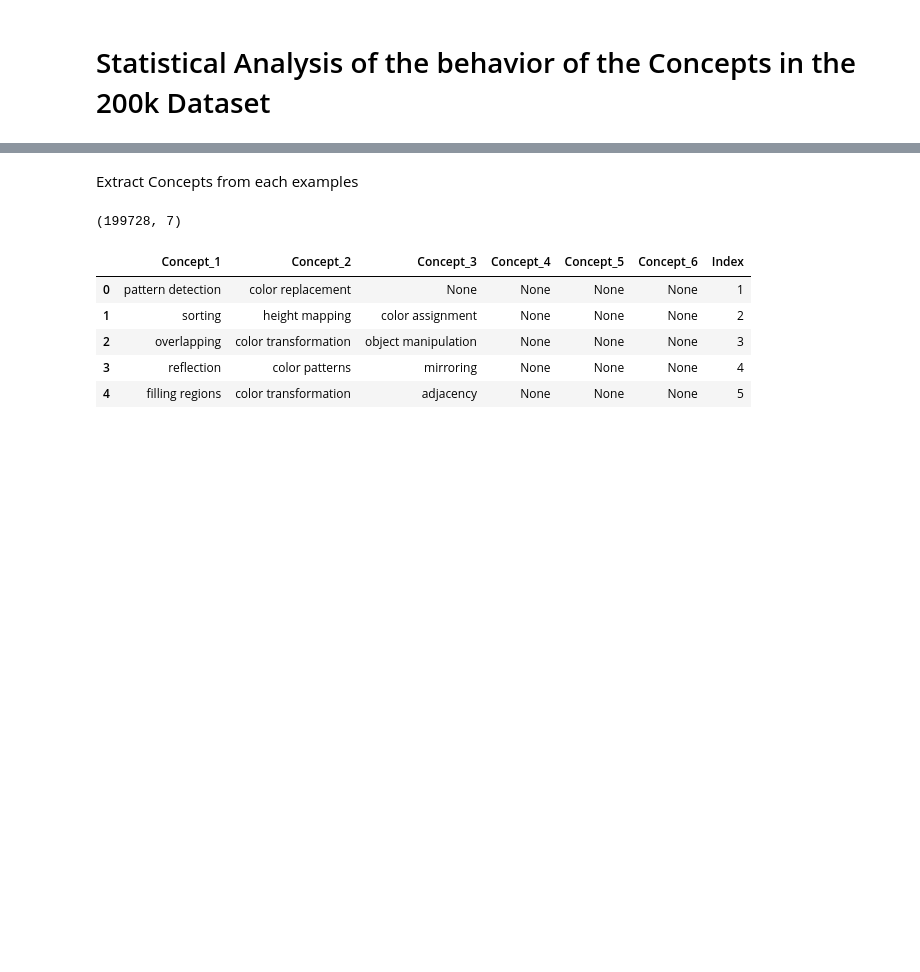
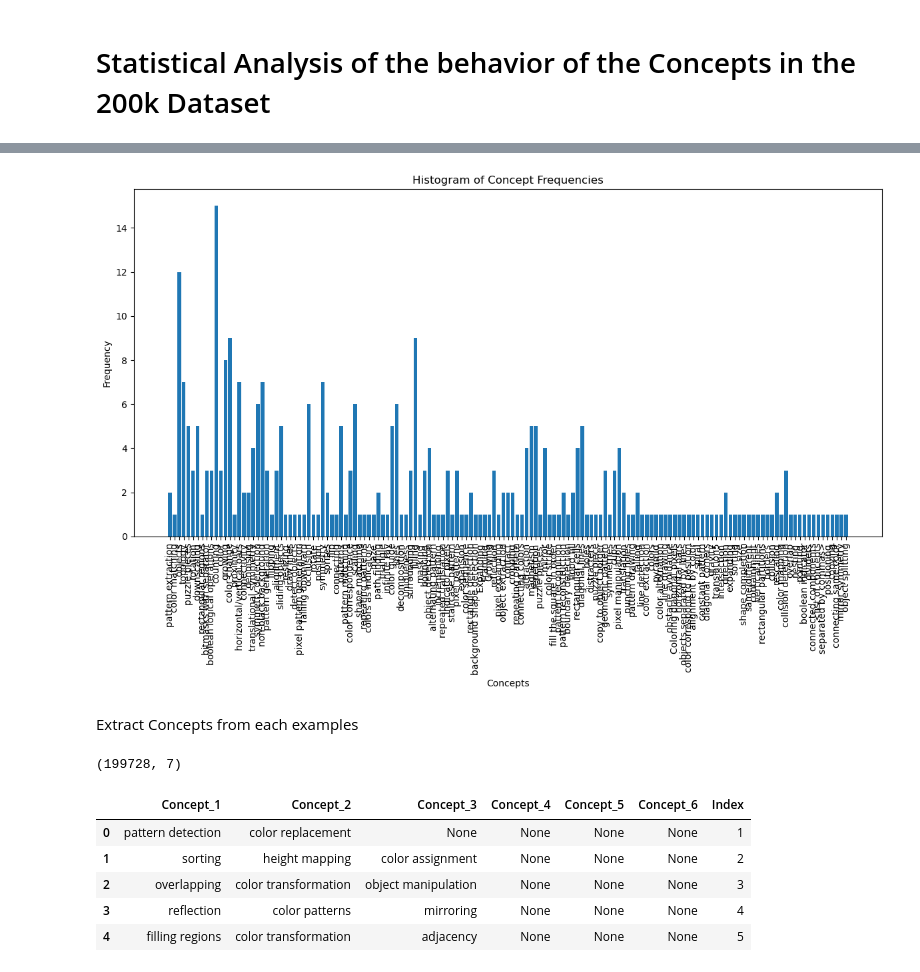
Before and after one commit to Drykx/ARC-AGI, a Jupyter notebook: BARC/JS_Notebook_Concepts.ipynb, the cells around one changed output, grey strips where cells are left out. Cells and saved outputs as stored; diff of their text form; code cells hidden in the pictures; blank space fills up the shorter version.

```diff
--- a/BARC/JS.ipynb
+++ b/BARC/JS_Notebook_Concepts.ipynb
@@ -352,3 +402,23 @@ categories0 = {
+# %%
+import matplotlib.pyplot as plt
+from collections import Counter
+
+# Flatten the list of lists and count occurrences of each concept
+all_concepts = [concept for sublist in concepts_seeds for concept in sublist]
+concept_counts = Counter(all_concepts)
+
+# Plot the histogram
+plt.figure(figsize=(12, 8))
+plt.bar(concept_counts.keys(), concept_counts.values())
+plt.xticks(rotation=90)
+plt.xlabel('Concepts')
+plt.ylabel('Frequency')
+plt.title('Histogram of Concept Frequencies')
+plt.tight_layout()
+
+plt.show()
+# %% [output]
+[figure, added]
 # %% [markdown]
 Extract Concepts from each examples
 # %%
```
Also changed, not shown: parts of 8 cells of this notebook, 4 other files.
